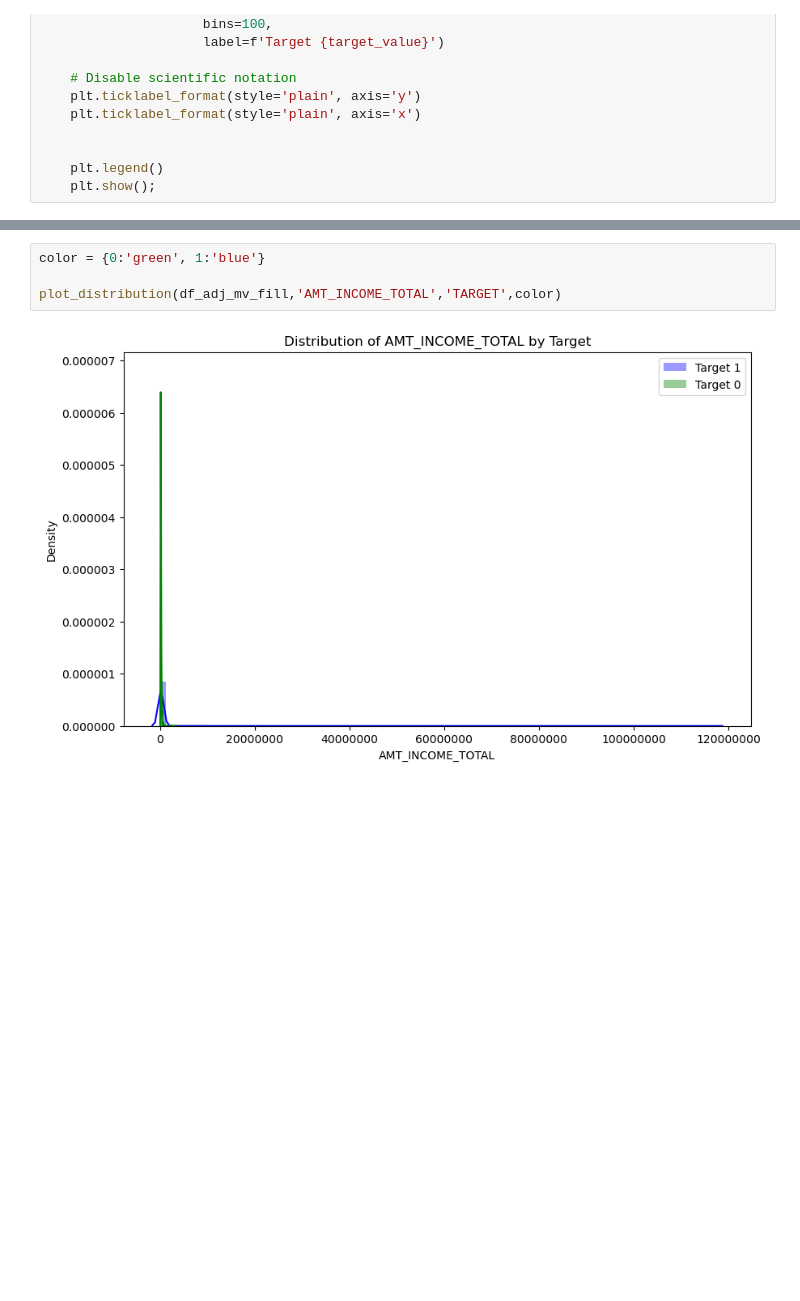
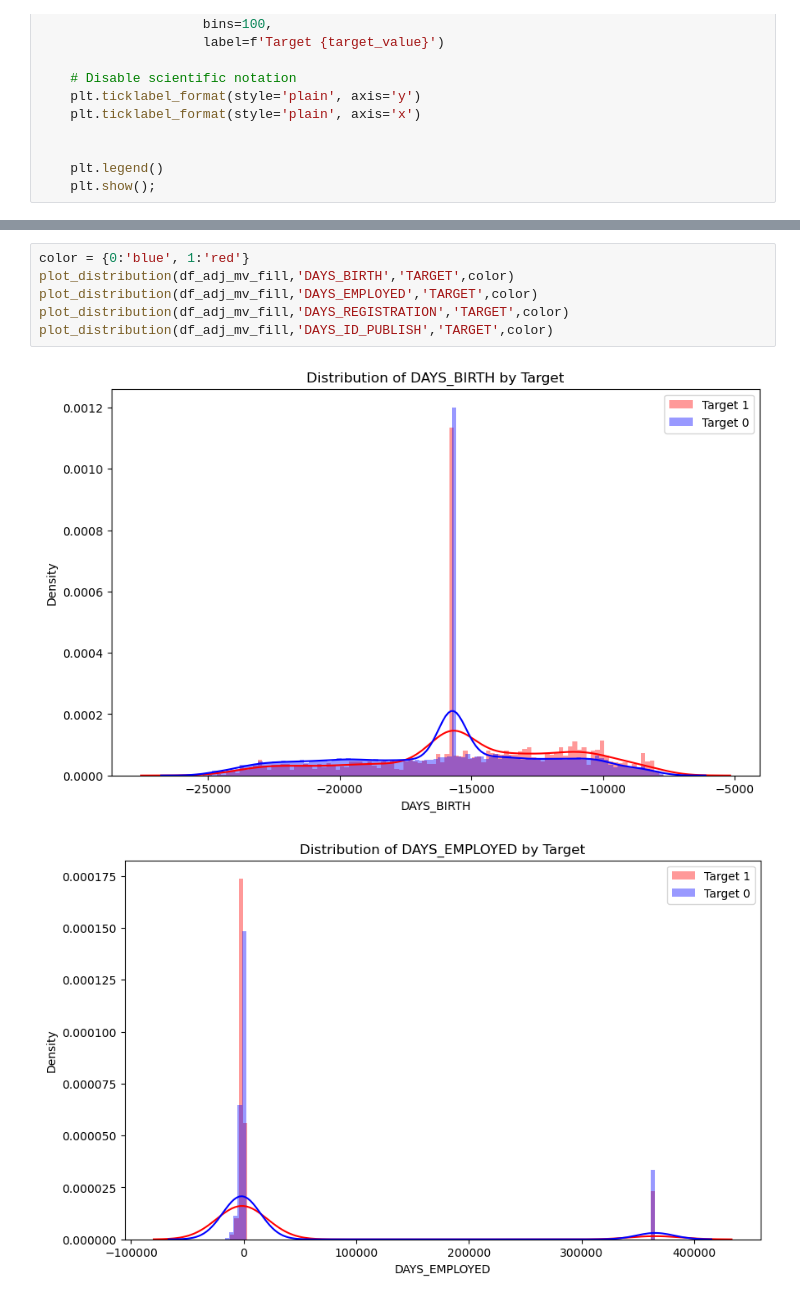
Before and after one commit to yellowlemontea/JB_DS2, a Jupyter notebook: notebook_csl.ipynb, the cells around one changed output, grey strips where cells are left out. Drawn from its saved outputs; the diff is of its cells as text; blank space fills up the shorter version.

```diff
--- a/notebook_csl.ipynb
+++ b/notebook_csl.ipynb
@@ -476,6 +570,9 @@ plot_distribution(df_adj_mv_fill,'AMT_CREDIT','TARGET',color)
 # %%
-color = {0:'green', 1:'blue'}
-
-plot_distribution(df_adj_mv_fill,'AMT_INCOME_TOTAL','TARGET',color)
+color = {0:'blue', 1:'red'}
+plot_distribution(df_adj_mv_fill,'DAYS_BIRTH','TARGET',color)
+plot_distribution(df_adj_mv_fill,'DAYS_EMPLOYED','TARGET',color)
+plot_distribution(df_adj_mv_fill,'DAYS_REGISTRATION','TARGET',color)
+plot_distribution(df_adj_mv_fill,'DAYS_ID_PUBLISH','TARGET',color)
 # %% [output]
-[figure, old version]
+[figure, new version]
+[figure, added]
```
Also changed, not shown: parts of 20 cells of this notebook.
